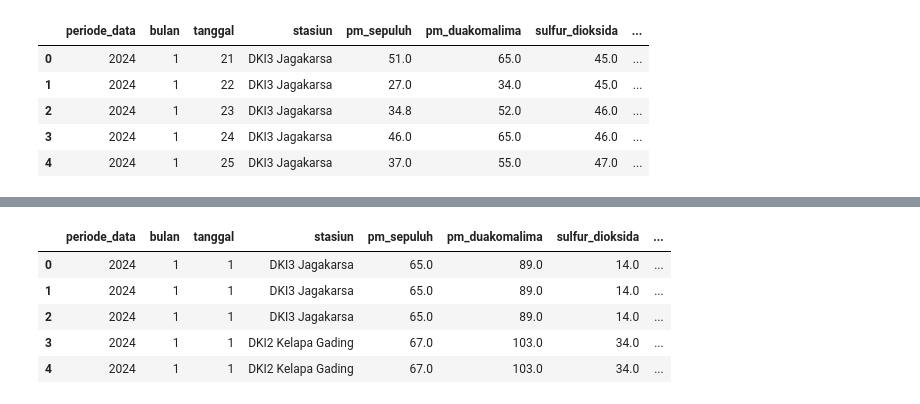
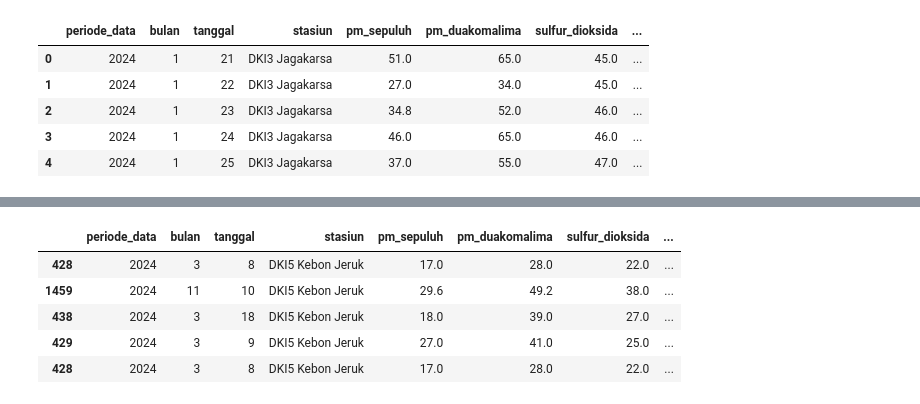
Before and after one commit to Anezz12/PROYEK-DATA-MINING, a Jupyter notebook: DATA_PREPARATION_22_11_4958.ipynb, the cells around one changed output, grey strips where cells are left out. Drawn from its saved outputs; the diff is of its cells as text; code cells hidden in the pictures.

```diff
--- a/DATA_PREPARATION_22_11_4958.ipynb
+++ b/DATA_PREPARATION_22_11_4958.ipynb
@@ -552,0 +538,36 @@ Name: count, dtype: int64
+# %%
+from sklearn.utils import resample
+import pandas as pd
+
+# 1. Buat kolom kombinasi
+df_merged_fixed_filtered['kombinasi'] = (
+    df_merged_fixed_filtered['parameter_pencemar_kritis'].astype(str) + '_' +
+    df_merged_fixed_filtered['kategori'].astype(str)
+)
+
+# 2. Tentukan ukuran maksimum (kelas mayoritas)
+max_size = df_merged_fixed_filtered['kombinasi'].value_counts().max()
+
+# 3. Oversampling berdasarkan kombinasi
+df_resampled = pd.DataFrame()
+
+for combo, group in df_merged_fixed_filtered.groupby('kombinasi'):
+    upsampled = resample(group, replace=True, n_samples=max_size, random_state=42)
+    df_resampled = pd.concat([df_resampled, upsampled])
+
+# 4. Pecah kembali kolom kombinasi jadi dua kolom terpisah
+df_resampled[['parameter_pencemar_kritis', 'kategori']] = df_resampled['kombinasi'].str.split('_', expand=True)
+
+# Pastikan kolom 'parameter_pencemar_kritis' dan 'kategori' tetap dalam format string atau lakukan encoding jika diperlukan
+# Jika encoding diperlukan, gunakan LabelEncoder seperti berikut:
+if 'parameter_pencemar_kritis' in label_encoders:
+    df_resampled['parameter_pencemar_kritis'] = label_encoders['parameter_pencemar_kritis'].transform(df_resampled['parameter_pencemar_kritis']) # type: ignore
+
+if 'kategori' in label_encoders:
+    df_resampled['kategori'] = label_encoders['kategori'].transform(df_resampled['kategori'])
+
+# 5. Drop kolom 'kombinasi' jika tidak dibutuhkan
+df_resampled.drop(columns='kombinasi', inplace=True)
+
+# 6. Cek distribusi hasilnya
+print(df_resampled.groupby(['parameter_pencemar_kritis', 'kategori']).size())
@@ -587,0 +624,7 @@ plot_class_distribution(df_merged_fixed_filtered, df_merged_fixed_filtered_resam
+# %%
+df_resampled['kombinasi'] = df_resampled['parameter_pencemar_kritis'].astype(str) + ', ' + df_resampled['kategori'].astype(str)
+sns.countplot(y='kombinasi', data=df_resampled, order=df_resampled['kombinasi'].value_counts().index)
+plt.title("Distribusi Kombinasi Setelah Oversampling")
+plt.xlabel("Jumlah")
+plt.ylabel("Kombinasi")
+plt.show()
@@ -590,11 +635,11 @@ df_merged_fixed_filtered_resampled = df_merged_fixed_filtered_resampled.sort_val
     by=['periode_data', 'bulan', 'tanggal'], ascending=[True, True, True]
 ).reset_index(drop=True)
 # %%
-df_merged_fixed_filtered_resampled.head()
+df_resampled.head()
 # %% [output]
 |  | periode_data | bulan | tanggal | stasiun | pm_sepuluh | pm_duakomalima | sulfur_dioksida | ... |
-| 0 | 2024 | 1 | 1 | DKI3 Jagakarsa | 65.0 | 89.0 | 14.0 | ... |
-| 1 | 2024 | 1 | 1 | DKI3 Jagakarsa | 65.0 | 89.0 | 14.0 | ... |
-| 2 | 2024 | 1 | 1 | DKI3 Jagakarsa | 65.0 | 89.0 | 14.0 | ... |
-| 3 | 2024 | 1 | 1 | DKI2 Kelapa Gading | 67.0 | 103.0 | 34.0 | ... |
-| 4 | 2024 | 1 | 1 | DKI2 Kelapa Gading | 67.0 | 103.0 | 34.0 | ... |
+| 428 | 2024 | 3 | 8 | DKI5 Kebon Jeruk | 17.0 | 28.0 | 22.0 | ... |
+| 1459 | 2024 | 11 | 10 | DKI5 Kebon Jeruk | 29.6 | 49.2 | 38.0 | ... |
+| 438 | 2024 | 3 | 18 | DKI5 Kebon Jeruk | 18.0 | 39.0 | 27.0 | ... |
+| 429 | 2024 | 3 | 9 | DKI5 Kebon Jeruk | 27.0 | 41.0 | 25.0 | ... |
+| 428 | 2024 | 3 | 8 | DKI5 Kebon Jeruk | 17.0 | 28.0 | 22.0 | ... |
```
Also changed, not shown: parts of 11 cells of this notebook.
